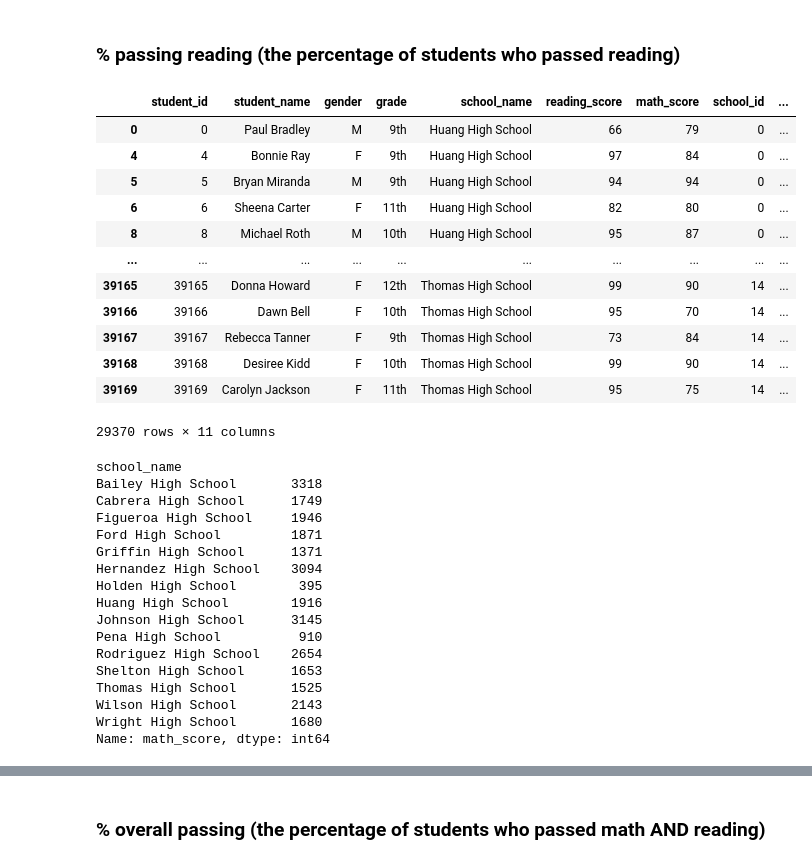
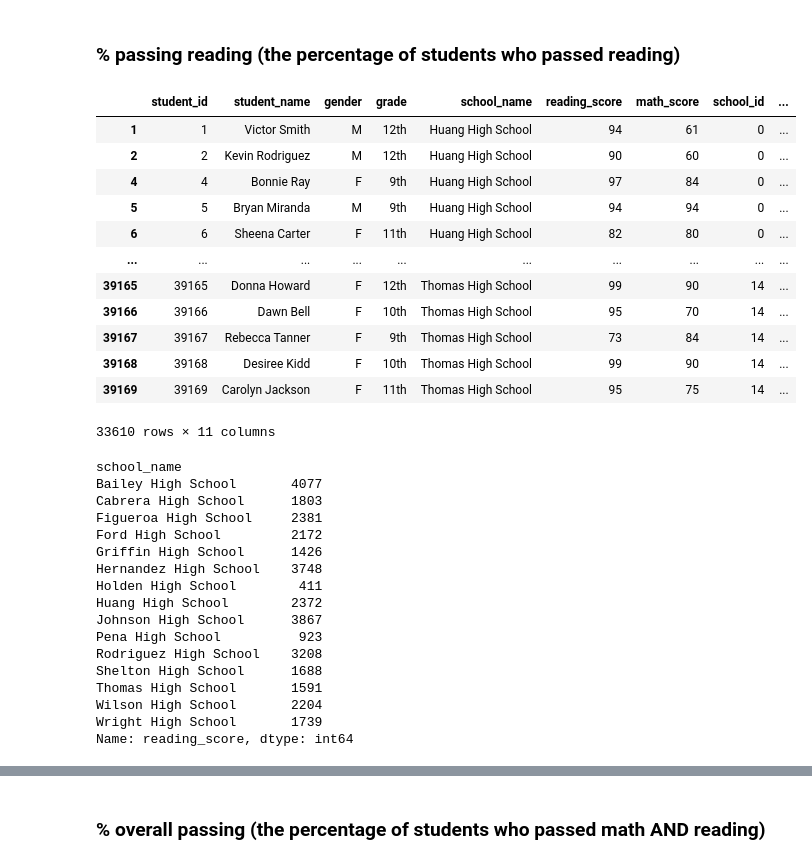
Before and after one commit to nabroo101/pandas-challenge, a Jupyter notebook: PyCitySchools/PyCitySchools.ipynb, the cells around one changed output, grey strips where cells are left out. Drawn from its saved outputs; the diff is of its cells as text; code cells hidden in the pictures.

Commit message:
finished per_School_summry

```diff
--- a/PyCitySchools/PyCitySchools.ipynb
+++ b/PyCitySchools/PyCitySchools.ipynb
@@ -2,8 +2,8 @@
 import pandas as pd
 import csv as csv
 # %%
-school_data_path= r'/home/mo/Documents/UNC/pandas-challenge/PyCitySchools/Resources/schools_complete.csv'
-student_data_path= r'/home/mo/Documents/UNC/pandas-challenge/PyCitySchools/Resources/students_complete.csv'
+school_data_path= r'/home/mo/Documents/UNC/homeWork/pandas-challenge/PyCitySchools/Resources/schools_complete.csv'
+student_data_path= r'/home/mo/Documents/UNC/homeWork/pandas-challenge/PyCitySchools/Resources/students_complete.csv'
 # %%
 #transforming these 2 paths(the original csv paths) to panda data frames so we can start to manipilate and giving them a variable names:
 school_data = pd.read_csv(school_data_path)
@@ -364,43 +365,43 @@ per_pass_math_per_school
 # %% [markdown]
 ### % passing reading (the percentage of students who passed reading)
 # %%
-pass_reading_count = school_data_complete[ school_data_complete['math_score'] >= 70 ]
+pass_reading_count = school_data_complete[ school_data_complete['reading_score'] >= 70 ]
 pass_reading_count
 # %% [output]
 |  | student_id | student_name | gender | grade | school_name | reading_score | math_score | school_id | ... |
-| 0 | 0 | Paul Bradley | M | 9th | Huang High School | 66 | 79 | 0 | ... |
+| 1 | 1 | Victor Smith | M | 12th | Huang High School | 94 | 61 | 0 | ... |
+| 2 | 2 | Kevin Rodriguez | M | 12th | Huang High School | 90 | 60 | 0 | ... |
 | 4 | 4 | Bonnie Ray | F | 9th | Huang High School | 97 | 84 | 0 | ... |
 | 5 | 5 | Bryan Miranda | M | 9th | Huang High School | 94 | 94 | 0 | ... |
 | 6 | 6 | Sheena Carter | F | 11th | Huang High School | 82 | 80 | 0 | ... |
-| 8 | 8 | Michael Roth | M | 10th | Huang High School | 95 | 87 | 0 | ... |
 | ... | ... | ... | ... | ... | ... | ... | ... | ... | ... |
 | 39165 | 39165 | Donna Howard | F | 12th | Thomas High School | 99 | 90 | 14 | ... |
 | 39166 | 39166 | Dawn Bell | F | 10th | Thomas High School | 95 | 70 | 14 | ... |
 | 39167 | 39167 | Rebecca Tanner | F | 9th | Thomas High School | 73 | 84 | 14 | ... |
 | 39168 | 39168 | Desiree Kidd | F | 10th | Thomas High School | 99 | 90 | 14 | ... |
 | 39169 | 39169 | Carolyn Jackson | F | 11th | Thomas High School | 95 | 75 | 14 | ... |
-29370 rows × 11 columns
+33610 rows × 11 columns
 # %%
-per_school_pass_reading_count = pass_reading_count.groupby('school_name')['math_score'].count()
+per_school_pass_reading_count = pass_reading_count.groupby('school_name')['reading_score'].count()
 per_school_pass_reading_count
 # %% [output]
 school_name
-Bailey High School       3318
-Cabrera High School      1749
-Figueroa High School     1946
-Ford High School         1871
-Griffin High School      1371
-Hernandez High School    3094
-Holden High School        395
-Huang High School        1916
-Johnson High School      3145
-Pena High School          910
-Rodriguez High School    2654
-Shelton High School      1653
-Thomas High School       1525
-Wilson High School       2143
-Wright High School       1680
-Name: math_score, dtype: int64
+Bailey High School       4077
+Cabrera High School      1803
+Figueroa High School     2381
+Ford High School         2172
+Griffin High School      1426
+Hernandez High School    3748
+Holden High School        411
+Huang High School        2372
+Johnson High School      3867
+Pena High School          923
+Rodriguez High School    3208
+Shelton High School      1688
+Thomas High School       1591
+Wilson High School       2204
+Wright High School       1739
+Name: reading_score, dtype: int64
 # %%
 average_reading_pass_per_school = per_school_pass_reading_count / per_school_counts * 100
 reading_average_per_school = pd.DataFrame({
```
Also changed, not shown: parts of 7 cells of this notebook.
